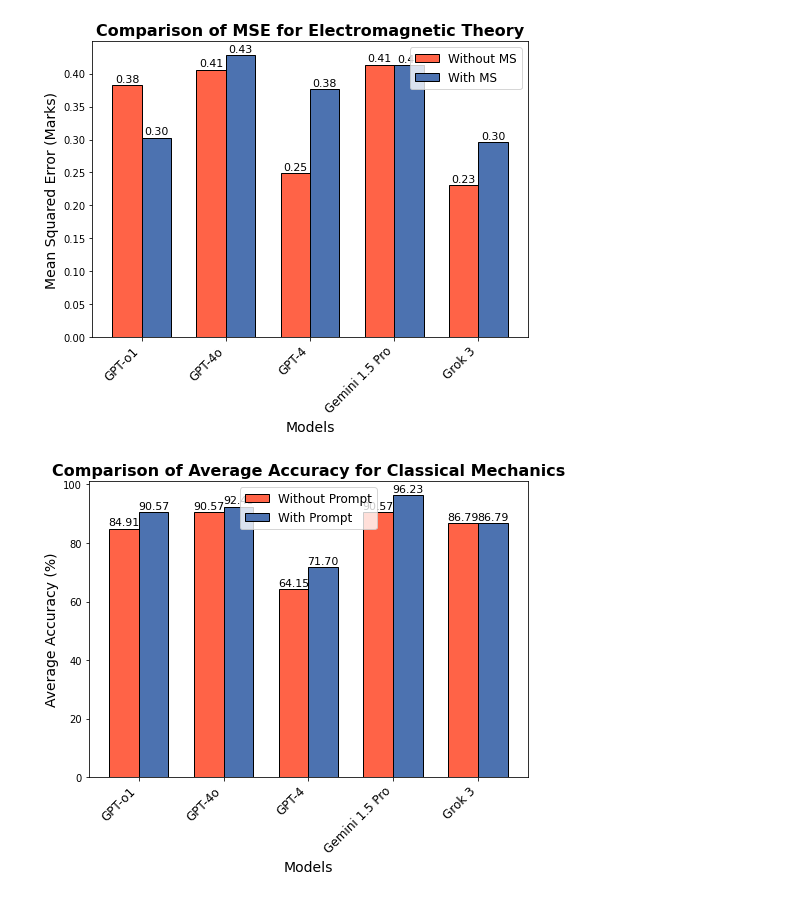
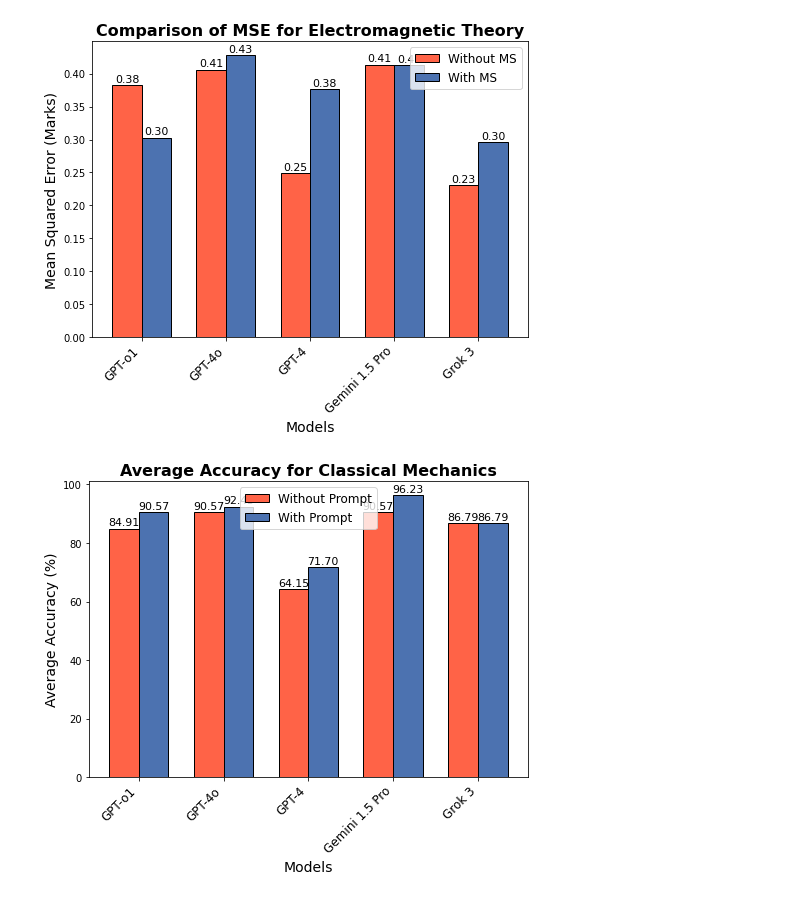
Before and after one commit to KonDoran/LLMs-in-Physics-Education, a Jupyter notebook: PHAS0052/data analysis for PHAS0052.ipynb, the cells around one changed output. Cells and saved outputs as stored; diff of their text form; code cells hidden in the pictures.

```diff
--- a/PHAS0052/data analysis for PHAS0052.ipynb
+++ b/PHAS0052/data analysis for PHAS0052.ipynb
@@ -1279,35 +1278,35 @@ labels = LLMdf['Model']
 x = np.arange(len(labels))  # the label locations
 width = 0.35  # the width of the bars
 
 # Create the plot
 fig, ax = plt.subplots(figsize=(7, 6))
 bars1 = ax.bar(x - width/2, avg_acc_cm_without, width, label='Without Prompt', color='#FF6347', edgecolor='black')
 bars2 = ax.bar(x + width/2, avg_acc_cm_with, width, label='With Prompt', color='#4C72B0', edgecolor='black')
 
 # Add labels, title, and legend
 ax.set_xlabel('Models', fontsize=14)
 ax.set_ylabel('Average Accuracy (%)', fontsize=14)
-ax.set_title('Comparison of Average Accuracy for Classical Mechanics', fontsize=16, weight='bold')
+ax.set_title('Average Accuracy for Classical Mechanics', fontsize=16, weight='bold')
 ax.set_xticks(x)
 ax.set_xticklabels(labels, fontsize=12, rotation=45, ha='right')
 ax.legend(fontsize=12)
 
 # Annotate the bars with accuracy values
 for bar in bars1:
     height = bar.get_height()
     ax.annotate(f'{height:.2f}', xy=(bar.get_x() + bar.get_width() / 2, height),
                 xytext=(0, 3), textcoords='offset points', ha='center', fontsize=11, color='black')
 
 for bar in bars2:
     height = bar.get_height()
     ax.annotate(f'{height:.2f}', xy=(bar.get_x() + bar.get_width() / 2, height),
                 xytext=(0, 3), textcoords='offset points', ha='center', fontsize=11, color='black')
 
 # Show the plot
 plt.tight_layout()
 plt.show()
 # %% [output]
-[figure, old version]
+[figure, new version]
 # %%
 # Define the labels and values
 avg_acc_cm_without = LLMdf['avg_acc_em_Without']
```
Also changed, not shown: parts of 4 cells of this notebook.
